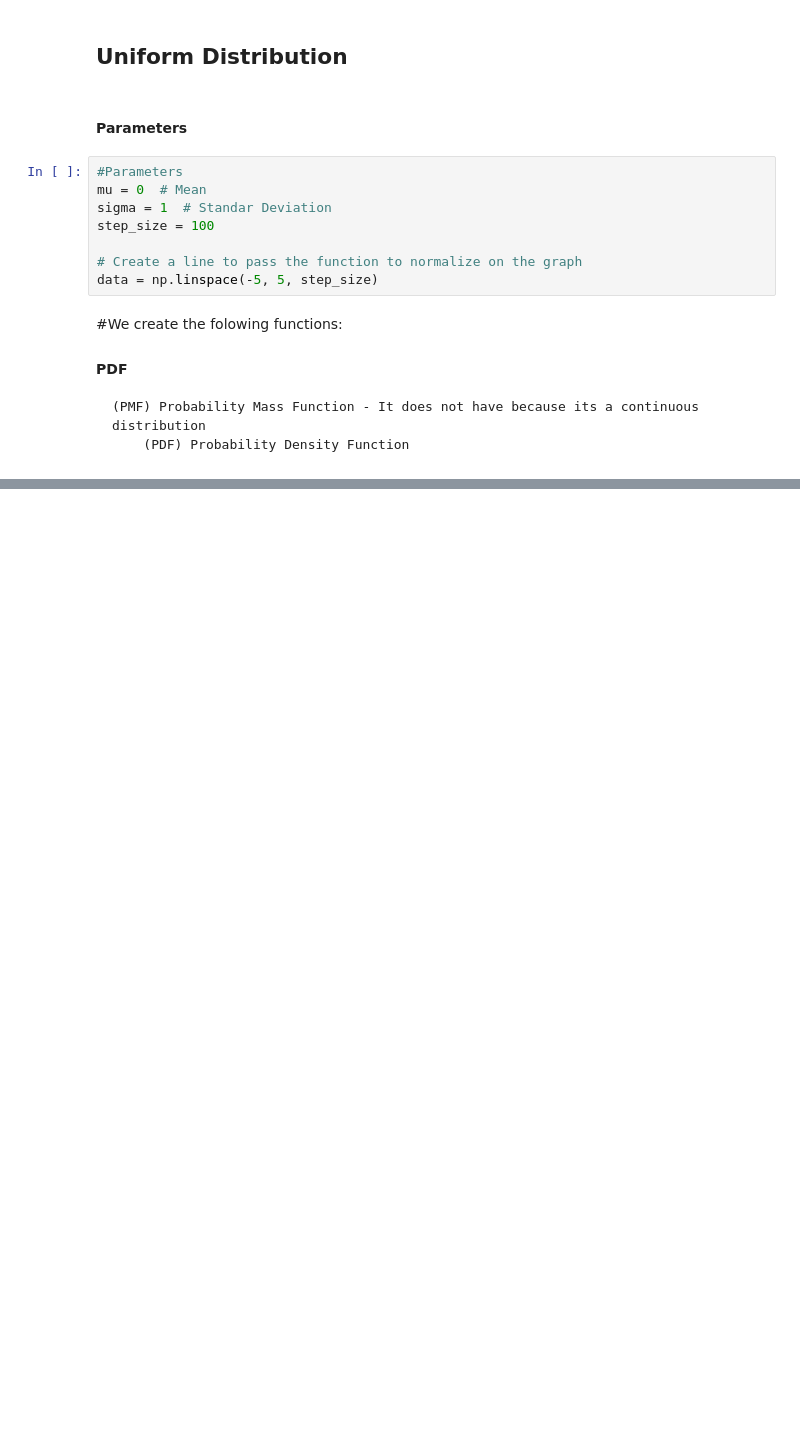
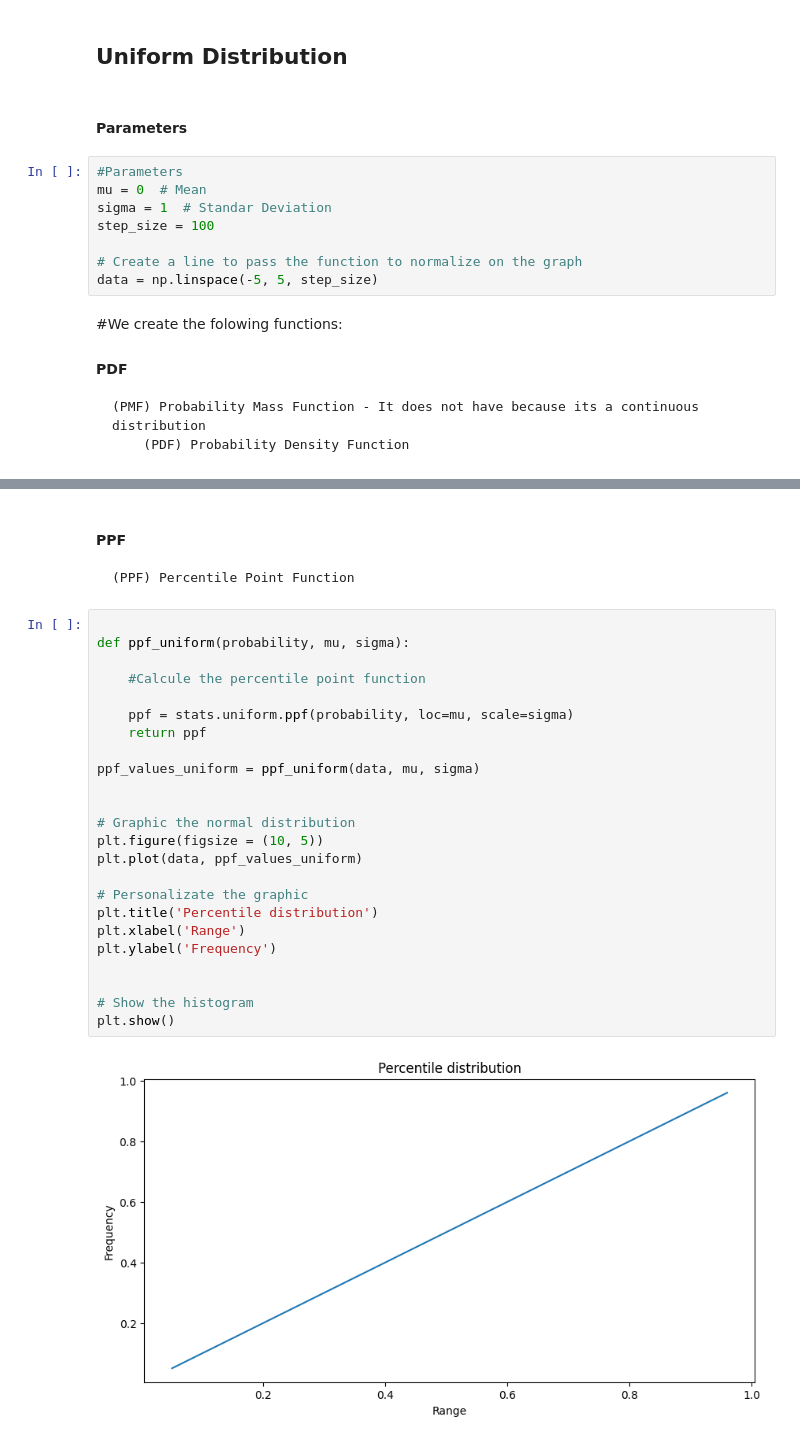
Before and after one commit to gutierenmanuel/probability-distribution-exercises-project-with-python, a Jupyter notebook: notebook/problems.ipynb, the cells around one changed output, grey strips where cells are left out. Saved outputs shown, nothing was run; the diff lists cells and outputs as text; blank space fills up the shorter version.

```diff
--- a/notebook/problems.ipynb
+++ b/notebook/problems.ipynb
@@ -312,0 +288,30 @@ data_uniform_ppf = uniform_ppf(random_uniform_data, a, b)
+# %% [markdown]
+#### PPF
+
+    (PPF) Percentile Point Function
+# %%
+
+def ppf_uniform(probability, mu, sigma):
+
+    #Calcule the percentile point function
+
+    ppf = stats.uniform.ppf(probability, loc=mu, scale=sigma)
+    return ppf
+
+ppf_values_uniform = ppf_uniform(data, mu, sigma)
+
+
+# Graphic the normal distribution
+plt.figure(figsize = (10, 5))
+plt.plot(data, ppf_values_uniform)
+
+# Personalizate the graphic
+plt.title('Percentile distribution')
+plt.xlabel('Range')
+plt.ylabel('Frequency')
+
+
+# Show the histogram
+plt.show()
+# %% [output]
+[figure, added]
```
Also changed, not shown: parts of 10 cells of this notebook.
